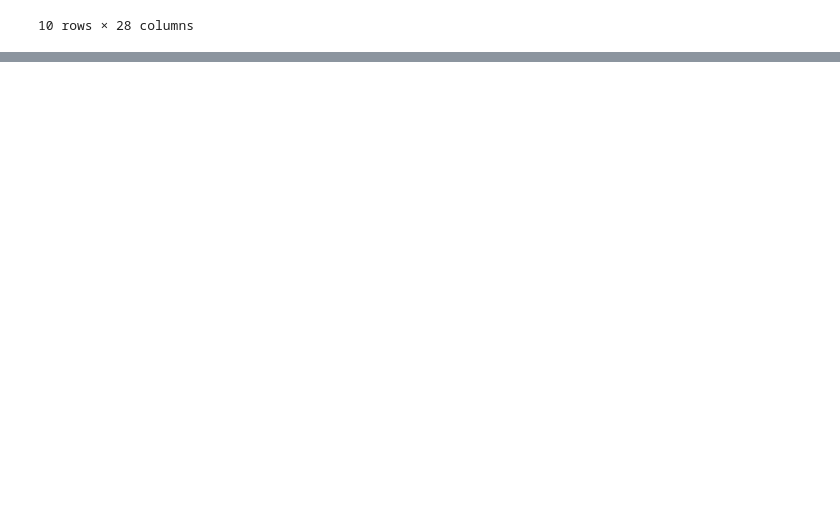
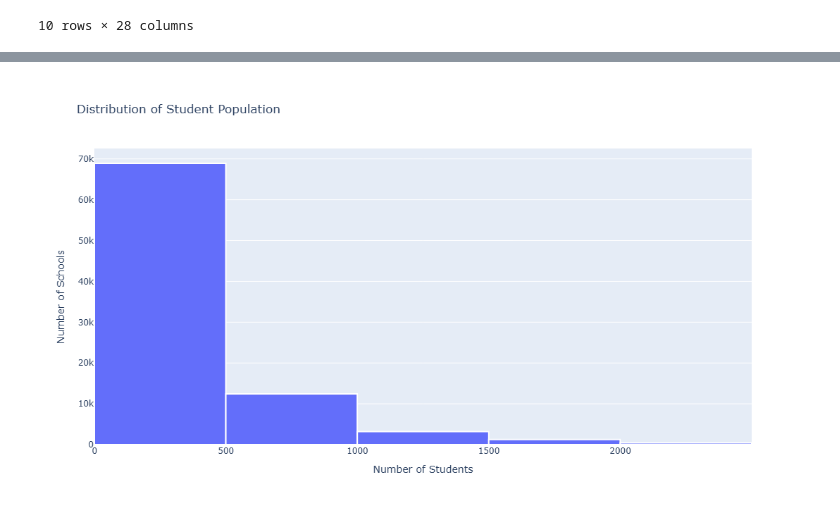
Before and after one commit to Maryam01-coder/educational_facilities_analysis, a Jupyter notebook: facilities_analysis.ipynb, the cells around one changed output, grey strips where cells are left out. Saved outputs shown, nothing was run; the diff lists cells and outputs as text; code cells hidden in the pictures; blank space fills up the shorter version.

```diff
--- a/facilities_analysis.ipynb
+++ b/facilities_analysis.ipynb
@@ -20,0 +188,4 @@ df.head(10)
+# %%
+#droping unnecessary columns
+df = df.drop(columns=["formhub_photo_id", "survey_id", "gps", "facility_id"])
+df.head()
@@ -20,0 +282,18 @@ df.head(10)
+# %%
+#standardizing texts
+df["ward"] = (df["ward"]
+    .str.strip()
+    .str.title()
+    .str.replace("Gra", "GRA", regex=False)
+)
+
+df["community"] = (df["community"]
+    .str.strip()
+    .str.title()
+    .str.replace("Gra", "GRA", regex=False)
+)
+# %%
+#creating new columns
+df["student_to_teacher_ratio"] = (df['num_students_total'] / df['num_tchr_full_time']).round(2)
+df["total_teachers"] = (df["num_tchrs_with_nce"] + df["num_tchr_full_time"])
+df["facility_density"] = df.groupby("ward")["ward"].transform("count")
@@ -20,0 +497,24 @@ df.head(10)
+# %%
+#Histogram of student population
+fig2 = px.histogram(
+    df,
+    x="num_students_total",
+    nbins=7,
+    title="Distribution of Student Population"
+)
+
+fig2.update_traces(
+    marker_line_color="white",
+    marker_line_width=2
+)
+
+fig2.update_layout(
+    xaxis_title="Number of Students",
+    yaxis_title="Number of Schools",
+    width=1000,
+    height=600
+)
+
+fig2.show()
+# %% [output]
+[figure, added]
```
Also changed, not shown: parts of 45 cells of this notebook, 6 other files.
